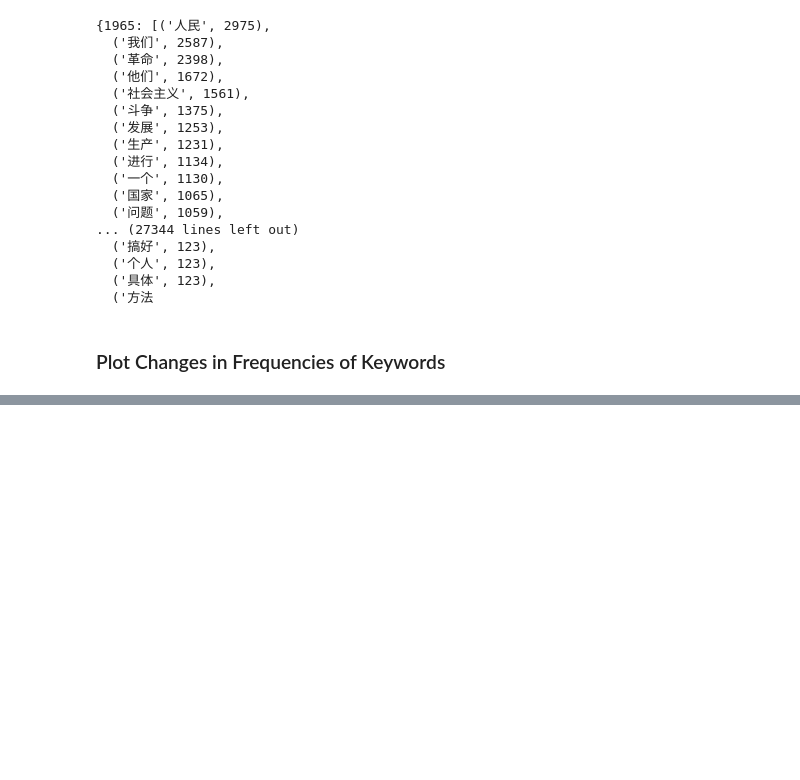
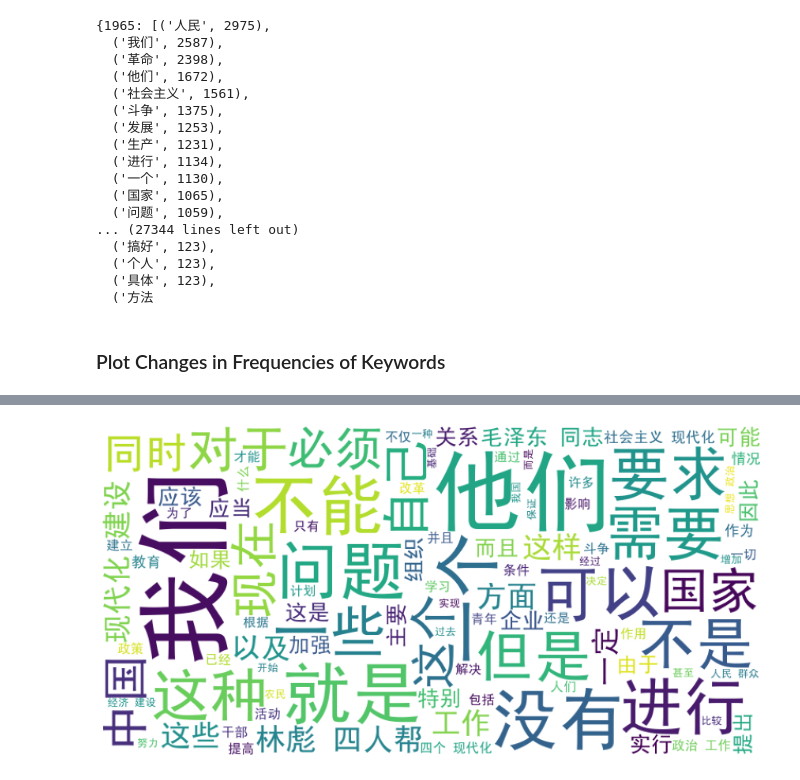
Before and after one commit to WMhYang/EconContent, a Jupyter notebook: codes/counting.ipynb, the cells around one changed output, grey strips where cells are left out. Cells and saved outputs as stored; diff of their text form; code cells hidden in the pictures; blank space fills up the shorter version.

```diff
--- a/codes/counting.ipynb
+++ b/codes/counting.ipynb
@@ -191,0 +361,7 @@ df
+# %%
+text = ""
+for word in rmrb_ph["ph1"]:
+    text += word + " "
+wordl(text, "ph1")
+# %% [output]
+[figure, added]
```
Also changed, not shown: parts of 22 cells of this notebook.
